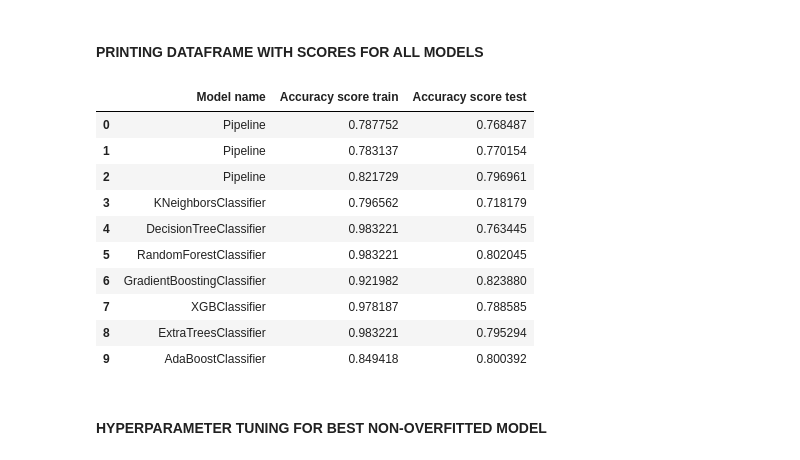
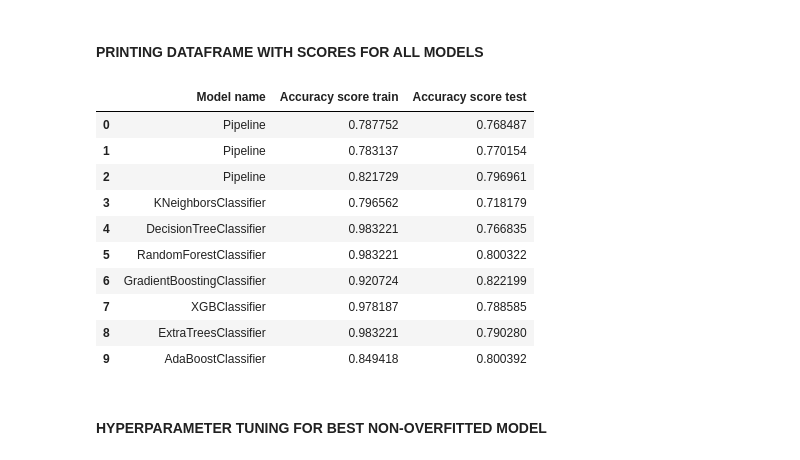
Before and after one commit to rkons88/Google-Alphabet-stock-price-forecast, a Jupyter notebook: Titanic - Machine Learning from Disaster/Titanic - Machine Learning from Disaster.ipynb, the cells around one changed output. Cells and saved outputs as stored; diff of their text form; code cells hidden in the pictures.

```diff
--- a/Titanic - Machine Learning from Disaster/Titanic - Machine Learning from Disaster.ipynb
+++ b/Titanic - Machine Learning from Disaster/Titanic - Machine Learning from Disaster.ipynb
@@ -716,22 +717,22 @@ AdaBoostClassifier
 #### PRINTING DATAFRAME WITH SCORES FOR ALL MODELS
 # %%
 overview = pd.concat([pd.DataFrame(model_name).rename(columns={pd.DataFrame(model_name).columns[0]: 'Model name'}),
-                      pd.DataFrame(train_score_before_outliers_detection).rename(columns={pd.DataFrame(train_score).columns[0]: 'Accuracy score train'}),
-                      pd.DataFrame(test_score_before_outliers_detection).rename(columns={pd.DataFrame(test_score).columns[0]: 'Accuracy score test '})],
+                      pd.DataFrame(train_score).rename(columns={pd.DataFrame(train_score).columns[0]: 'Accuracy score train'}),
+                      pd.DataFrame(test_score).rename(columns={pd.DataFrame(test_score).columns[0]: 'Accuracy score test '})],
                       axis=1)
 
 overview
 # %% [output]
 |  | Model name | Accuracy score train | Accuracy score test |
 | 0 | Pipeline | 0.787752 | 0.768487 |
 | 1 | Pipeline | 0.783137 | 0.770154 |
 | 2 | Pipeline | 0.821729 | 0.796961 |
 | 3 | KNeighborsClassifier | 0.796562 | 0.718179 |
-| 4 | DecisionTreeClassifier | 0.983221 | 0.763445 |
-| 5 | RandomForestClassifier | 0.983221 | 0.802045 |
-| 6 | GradientBoostingClassifier | 0.921982 | 0.823880 |
+| 4 | DecisionTreeClassifier | 0.983221 | 0.766835 |
+| 5 | RandomForestClassifier | 0.983221 | 0.800322 |
+| 6 | GradientBoostingClassifier | 0.920724 | 0.822199 |
 | 7 | XGBClassifier | 0.978187 | 0.788585 |
-| 8 | ExtraTreesClassifier | 0.983221 | 0.795294 |
+| 8 | ExtraTreesClassifier | 0.983221 | 0.790280 |
 | 9 | AdaBoostClassifier | 0.849418 | 0.800392 |
 # %% [markdown]
 #### HYPERPARAMETER TUNING FOR BEST NON-OVERFITTED MODEL
```
Also changed, not shown: parts of 5 cells of this notebook.
